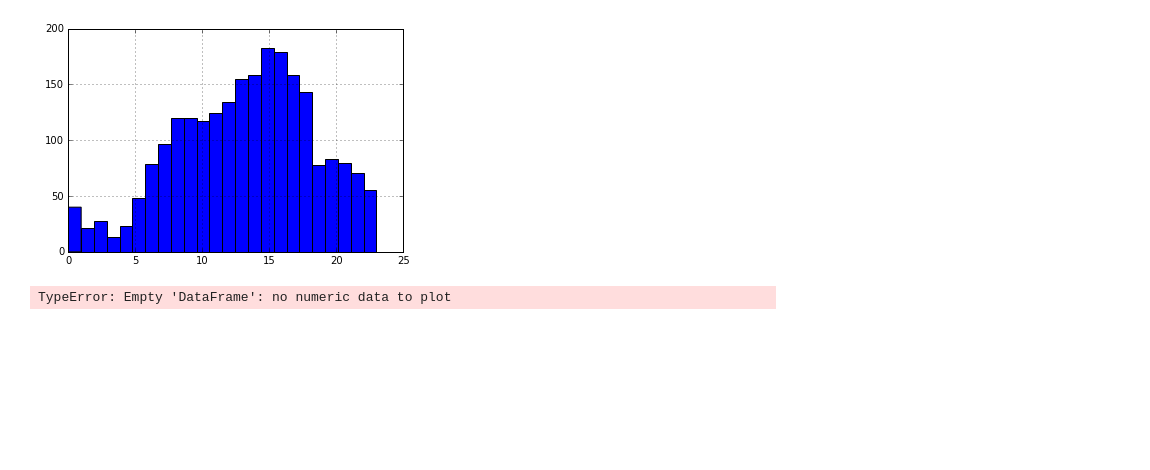
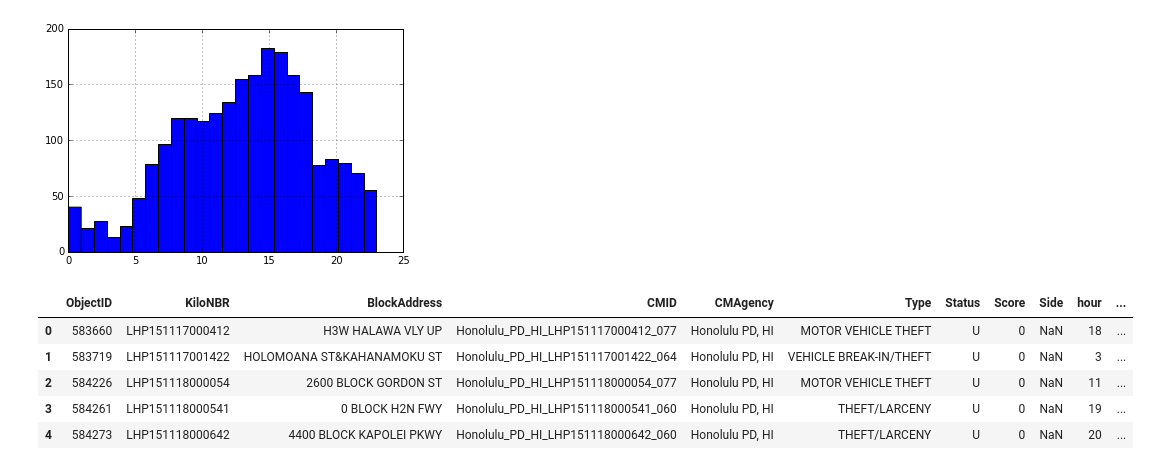
Before and after one commit to jlam17/CS505-Final-Project, a Jupyter notebook: preprocess_data.ipynb, the cells around one changed output. Drawn from its saved outputs; the diff is of its cells as text; code cells hidden in the pictures; blank space fills up the shorter version.

```diff
--- a/preprocess_data.ipynb
+++ b/preprocess_data.ipynb
@@ -66,7 +67,7 @@ gmaps = googlemaps.Client(key=api_key)
 # Example calls to Google Maps of highways, highway offramps, and street intersections
 result = gmaps.geocode('H2N WAHIAWA OFF, MILILANI, HI')
 print(json.dumps(result, indent=4))
-result = gmaps.geocode('INTERSTATE H-2, WAHIAWA, HI')  #This actually gives back the right location
+# result = gmaps.geocode('INTERSTATE H-2, WAHIAWA, HI')  #This actually gives back the right location
+# print(json.dumps(result, indent=4))
+# result = gmaps.geocode('KAWAIAHAO ST & SOUTH ST, HONOLULU, HI')
 print(json.dumps(result, indent=4))
-result = gmaps.geocode('KAWAIAHAO ST & SOUTH ST, HONOLULU, HI')
-print(json.dumps(result, indent=4))
@@ -233,7 +252,21 @@ df_subset['hour'].hist(bins=24)
 # %% [output]
 <matplotlib.axes._subplots.AxesSubplot at 0x...>
 [figure]
-# %%
-df_subset['date'].plot()
-# %% [output]
-TypeError: Empty 'DataFrame': no numeric data to plot
+# %%
+df = pd.read_pickle('crime.pkl')
+# df['date'] = pd.to_datetime(df['Date'])
+df['hour'] = df.date.apply(lambda d: d.hour)
+df['dayofweek'] = df.date.apply(lambda d: d.dayofweek)
+df['dayofweek_name'] = df.date.apply(lambda d: d.weekday_name)
+df['day'] = df.date.apply(lambda d: d.day)
+df['count'] = 1
+df = df.drop('Date', axis=1)
+df.to_pickle('crime.pkl')
+df.head()
+# %% [output]
+|  | ObjectID | KiloNBR | BlockAddress | CMID | CMAgency | Type | Status | Score | Side | hour | ... |
+| 0 | 583660 | LHP151117000412 | H3W HALAWA VLY UP | Honolulu_PD_HI_LHP151117000412_077 | Honolulu PD, HI | MOTOR VEHICLE THEFT | U | 0 | NaN | 18 | ... |
+| 1 | 583719 | LHP151117001422 | HOLOMOANA ST&KAHANAMOKU ST | Honolulu_PD_HI_LHP151117001422_064 | Honolulu PD, HI | VEHICLE BREAK-IN/THEFT | U | 0 | NaN | 3 | ... |
+| 2 | 584226 | LHP151118000054 | 2600 BLOCK GORDON ST | Honolulu_PD_HI_LHP151118000054_077 | Honolulu PD, HI | MOTOR VEHICLE THEFT | U | 0 | NaN | 11 | ... |
+| 3 | 584261 | LHP151118000541 | 0 BLOCK H2N FWY | Honolulu_PD_HI_LHP151118000541_060 | Honolulu PD, HI | THEFT/LARCENY | U | 0 | NaN | 19 | ... |
+| 4 | 584273 | LHP151118000642 | 4400 BLOCK KAPOLEI PKWY | Honolulu_PD_HI_LHP151118000642_060 | Honolulu PD, HI | THEFT/LARCENY | U | 0 | NaN | 20 | ... |
```
Also changed, not shown: parts of 3 cells of this notebook, 39 other files.
